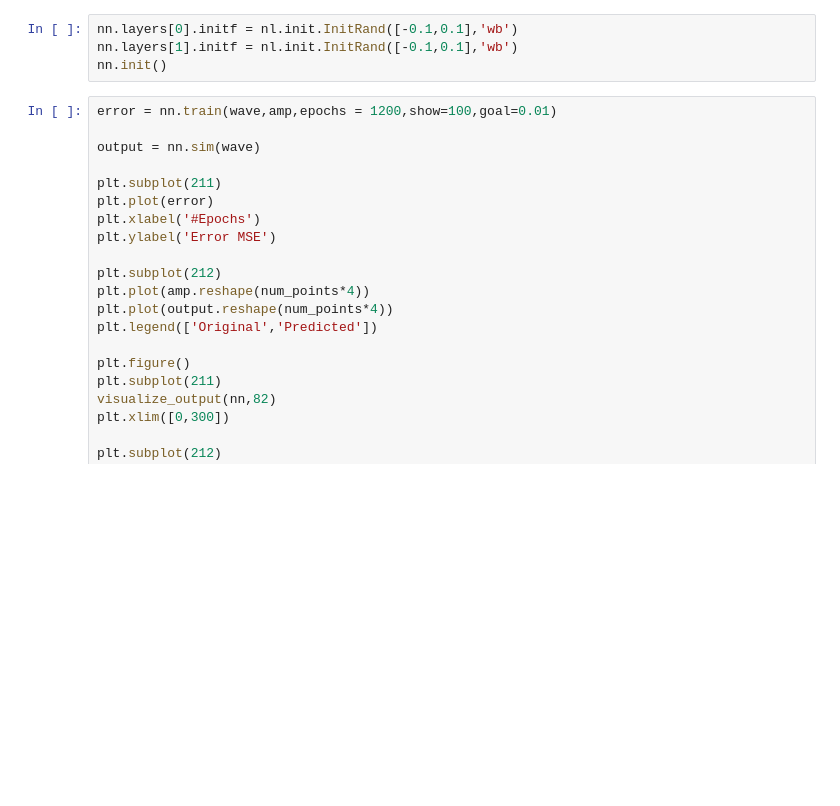
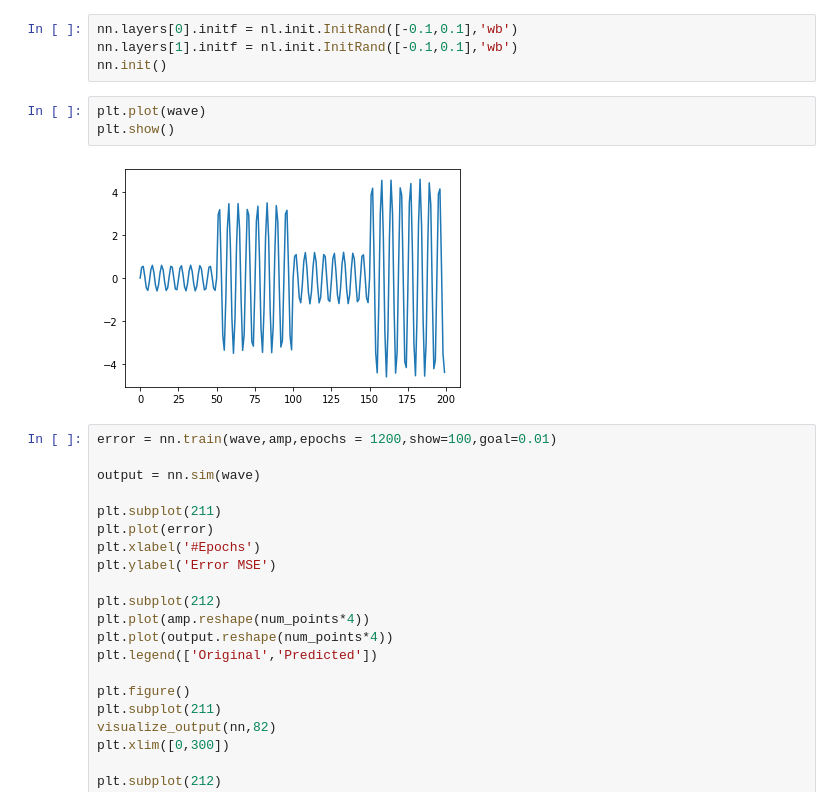
Before and after one commit to JayantGoel001/ArtificialNeuralNetworksWithNeuroLab, a Jupyter notebook: Recurrent Neural Network.ipynb, the cells around one changed output. Saved outputs shown, nothing was run; the diff lists cells and outputs as text; blank space fills up the shorter version.

```diff
--- a/Recurrent Neural Network.ipynb
+++ b/Recurrent Neural Network.ipynb
@@ -39,6 +39,11 @@ nn = nl.net.newelm([[-2,2]],[10,1],[nl.trans.TanSig(),nl.trans.PureLin()])
 nn.layers[0].initf = nl.init.InitRand([-0.1,0.1],'wb')
 nn.layers[1].initf = nl.init.InitRand([-0.1,0.1],'wb')
 nn.init()
+# %%
+plt.plot(wave)
+plt.show()
+# %% [output]
+[figure, added]
 # %%
 error = nn.train(wave,amp,epochs = 1200,show=100,goal=0.01)
 
```
